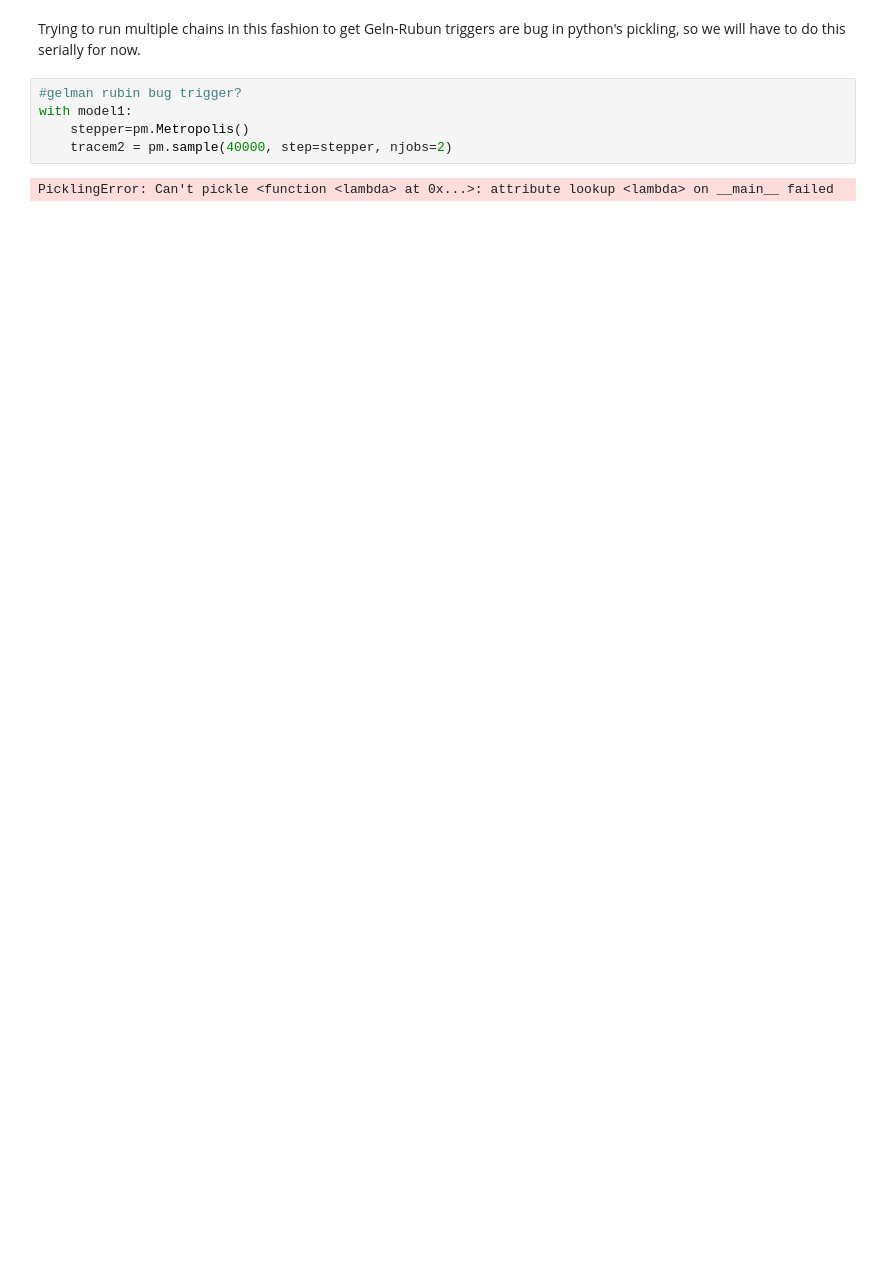
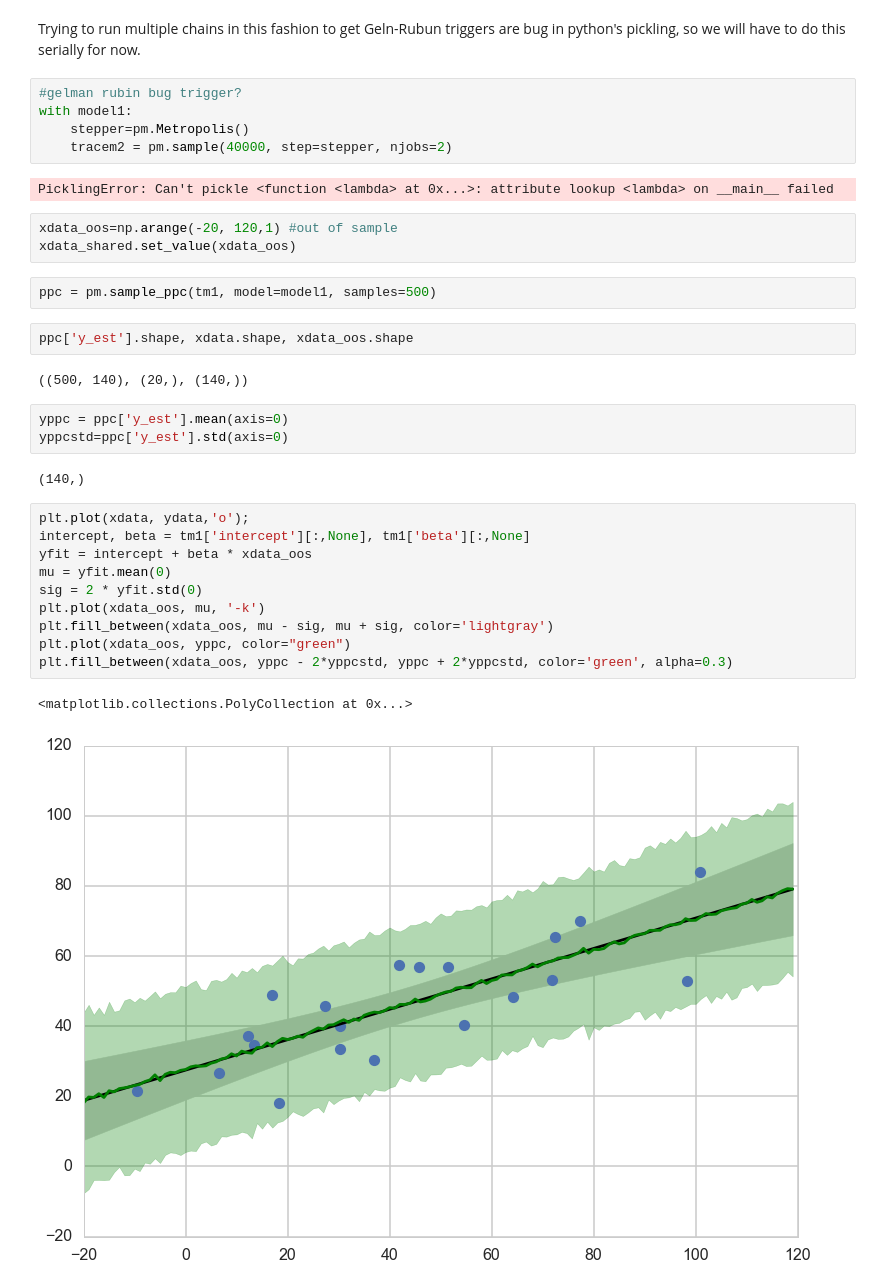
Before and after one commit to wclaybaugh/2017, a Jupyter notebook: wiki/reguninfprior.ipynb, the cells around one changed output. Saved outputs shown, nothing was run; the diff lists cells and outputs as text; blank space fills up the shorter version.

```diff
--- a/wiki/reguninfprior.ipynb
+++ b/wiki/reguninfprior.ipynb
@@ -193,3 +204,30 @@ with model1:
     tracem2 = pm.sample(40000, step=stepper, njobs=2)
 # %% [output]
 PicklingError: Can't pickle <function <lambda> at 0x...>: attribute lookup <lambda> on __main__ failed
+# %%
+xdata_oos=np.arange(-20, 120,1) #out of sample
+xdata_shared.set_value(xdata_oos)
+# %%
+ppc = pm.sample_ppc(tm1, model=model1, samples=500)
+# %%
+ppc['y_est'].shape, xdata.shape, xdata_oos.shape
+# %% [output]
+((500, 140), (20,), (140,))
+# %%
+yppc = ppc['y_est'].mean(axis=0)
+yppcstd=ppc['y_est'].std(axis=0)
+# %% [output]
+(140,)
+# %%
+plt.plot(xdata, ydata,'o');
+intercept, beta = tm1['intercept'][:,None], tm1['beta'][:,None]
+yfit = intercept + beta * xdata_oos
+mu = yfit.mean(0)
+sig = 2 * yfit.std(0)
+plt.plot(xdata_oos, mu, '-k')
+plt.fill_between(xdata_oos, mu - sig, mu + sig, color='lightgray')
+plt.plot(xdata_oos, yppc, color="green")
+plt.fill_between(xdata_oos, yppc - 2*yppcstd, yppc + 2*yppcstd, color='green', alpha=0.3)
+# %% [output]
+<matplotlib.collections.PolyCollection at 0x...>
+[figure, added]
```
Also changed, not shown: parts of 10 cells of this notebook, 11 other files.
